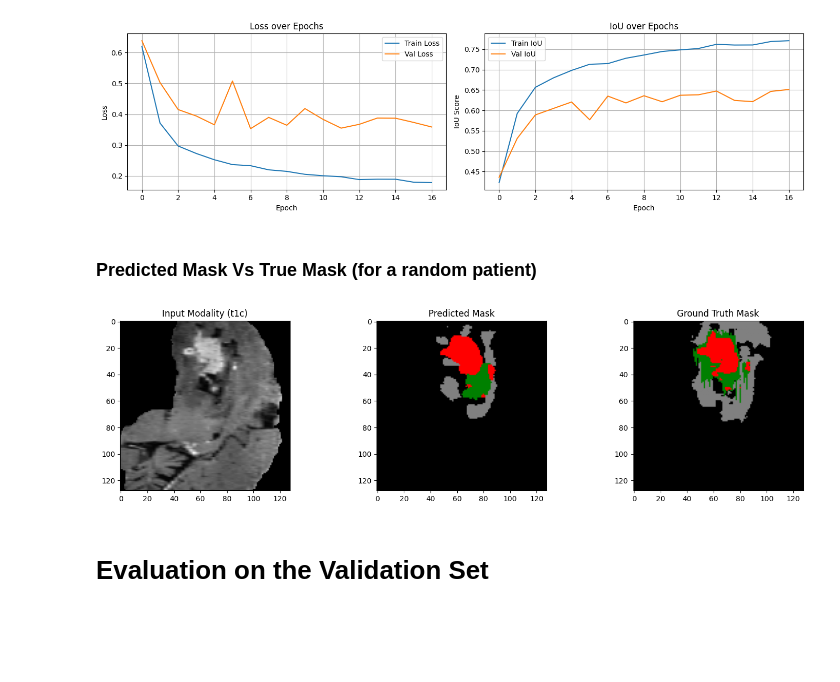
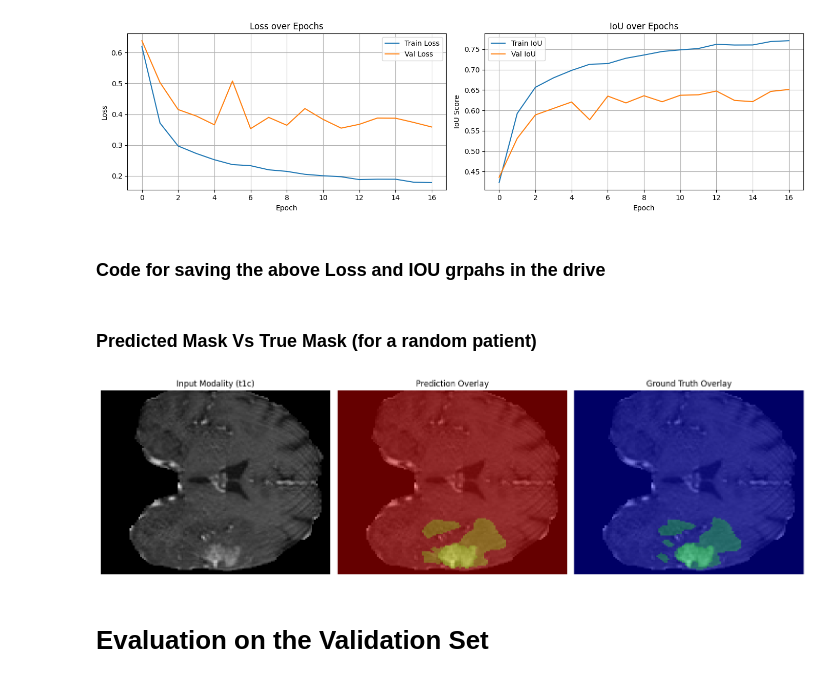
Before and after one commit to atharv-arya/3D-Brain-Tumor-Segmentation, a Jupyter notebook: 3D_Resnet.ipynb, the cells around one changed output. Cells and saved outputs as stored; diff of their text form; code cells hidden in the pictures; blank space fills up the shorter version.

Commit message:
Updated the view of the output images and removed blurriness

```diff
--- a/3D_Resnet.ipynb
+++ b/3D_Resnet.ipynb
@@ -606,3 +605,5 @@ plt.tight_layout()
 plt.show()
 # %% [output]
 [figure]
+# %% [markdown]
+### Code for saving the above Loss and IOU grpahs in the drive
@@ -609,44 +643,52 @@ plt.show()
 # %% [markdown]
 ### Predicted Mask Vs True Mask (for a random patient)
 # %%
-# After evaluation: add this block
 import random
 import numpy as np
 import matplotlib.pyplot as plt
 from matplotlib import colors
 
 model.eval()
 sample_idx = random.randint(0, len(val_dataset) - 1)
 X, y_true = val_dataset[sample_idx]
 X = X.unsqueeze(0).to(device)
 y_true = y_true.numpy()
 
 with torch.no_grad():
     output = model(X)
     pred = torch.argmax(output, dim=1).squeeze().cpu().numpy()
 
-mid_slice = y_true.shape[0] // 2
+# Use axial slice
+mid_slice = 64
 
-cmap = colors.ListedColormap(['black', 'green', 'gray', 'red'])
-bounds = [0, 1, 2, 3, 4]
-norm = colors.BoundaryNorm(bounds, cmap.N)
+fig, axs = plt.subplots(1, 3, figsize=(15, 5))  # slightly taller
 
-plt.figure(figsize=(15, 4))
-plt.subplot(1, 3, 1)
-plt.imshow(X[0, 0, mid_slice].cpu(), cmap="gray")
-plt.title("Input Modality (t1c)")
+# Raw T1c image
+axs[0].imshow(X[0, 0, :, mid_slice, :].cpu(), cmap="gray",
+              interpolation="none", aspect=0.8)
+axs[0].set_title("Input Modality (t1c)")
+axs[0].axis("off")
 
-plt.subplot(1, 3, 2)
-plt.imshow(pred[mid_slice], cmap=cmap, norm=norm)
-plt.title("Predicted Mask")
+# Prediction overlay
+axs[1].imshow(X[0, 0, :, mid_slice, :].cpu(), cmap="gray",
+              interpolation="none", aspect=0.8)
+axs[1].imshow(pred[:, mid_slice, :], cmap="autumn", alpha=0.4,
+              interpolation="none", aspect=0.8)
+axs[1].set_title("Prediction Overlay")
+axs[1].axis("off")
 
-plt.subplot(1, 3, 3)
-plt.imshow(y_true[mid_slice], cmap=cmap, norm=norm)
-plt.title("Ground Truth Mask")
+# Ground truth overlay
+axs[2].imshow(X[0, 0, :, mid_slice, :].cpu(), cmap="gray",
+              interpolation="none", aspect=0.8)
+axs[2].imshow(y_true[:, mid_slice, :], cmap="winter", alpha=0.4,
+              interpolation="none", aspect=0.8)
+axs[2].set_title("Ground Truth Overlay")
+axs[2].axis("off")
+
 plt.tight_layout()
 plt.show()
 # %% [output]
-[figure, old version]
+[figure, new version]
 # %% [markdown]
 # Evaluation on the Validation Set
 # %% [markdown]
```
Also changed, not shown: parts of 12 cells of this notebook.
